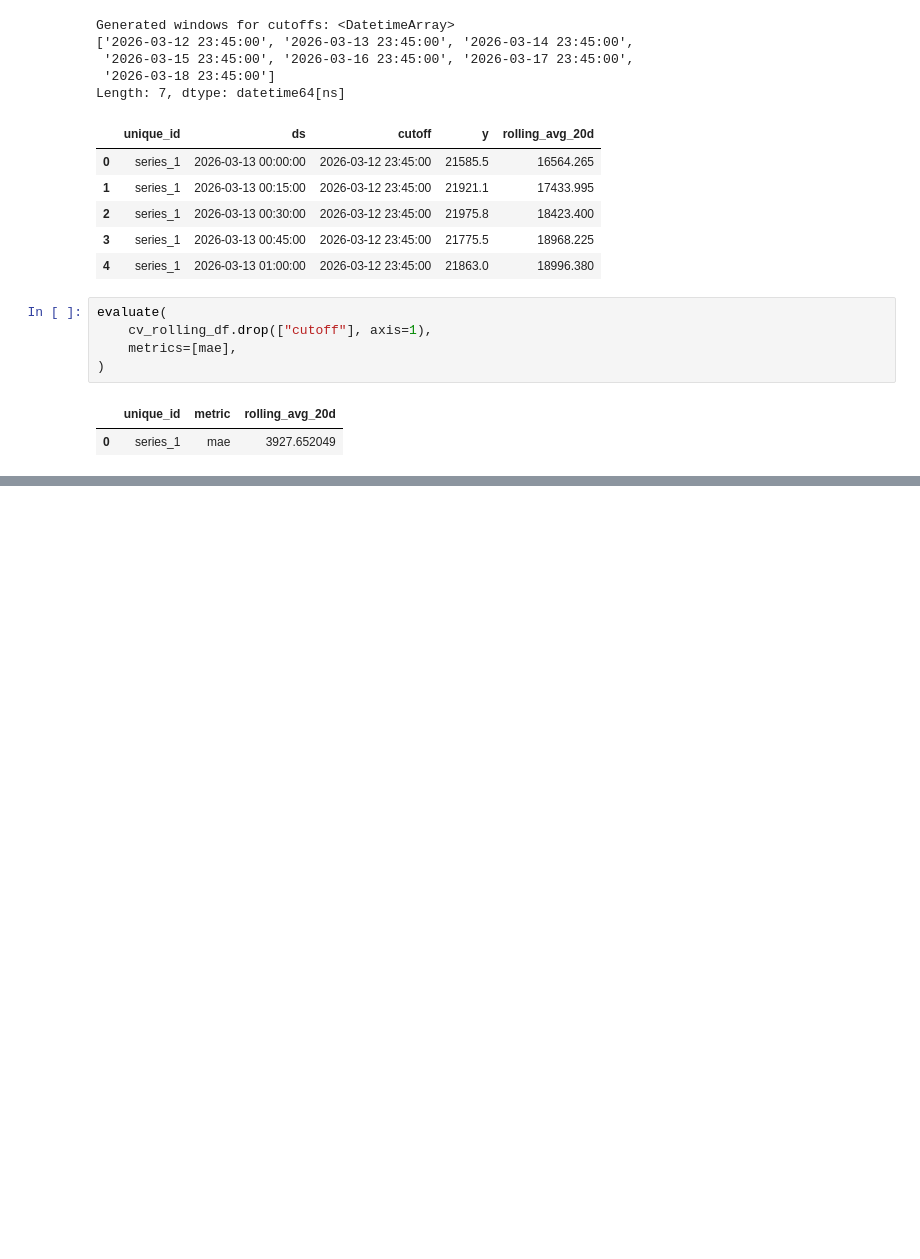
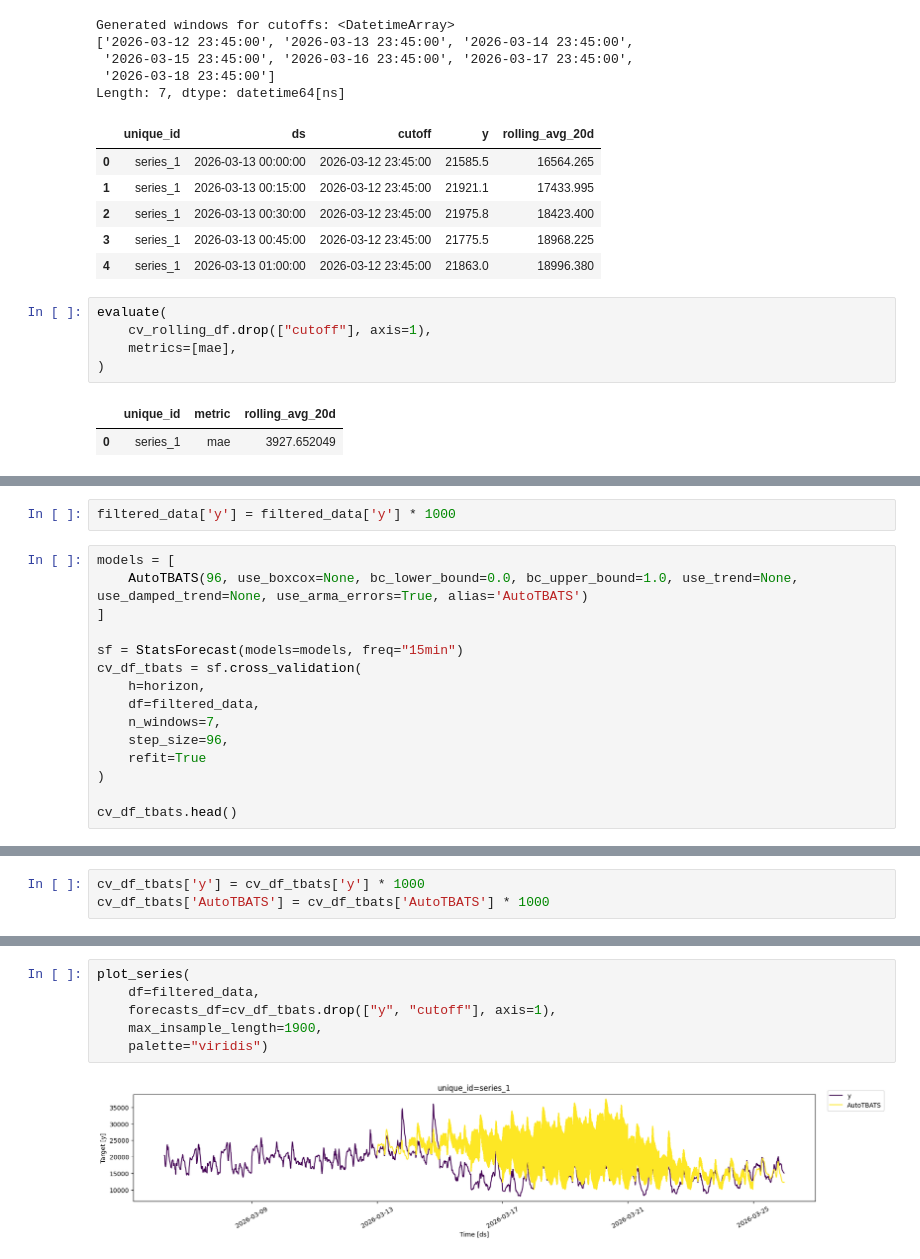
Before and after one commit to dhruvilsangani/EarthSync, a Jupyter notebook: TS-forecast.ipynb, the cells around one changed output, grey strips where cells are left out. Drawn from its saved outputs; the diff is of its cells as text; blank space fills up the shorter version.

```diff
--- a/TS-forecast.ipynb
+++ b/TS-forecast.ipynb
@@ -492,0 +494,17 @@ evaluate(
+# %%
+filtered_data['y'] = filtered_data['y'] * 1000
+# %%
+models = [
+    AutoTBATS(96, use_boxcox=None, bc_lower_bound=0.0, bc_upper_bound=1.0, use_trend=None, use_damped_trend=None, use_arma_errors=True, alias='AutoTBATS')
+]
+
+sf = StatsForecast(models=models, freq="15min")
+cv_df_tbats = sf.cross_validation(
+    h=horizon,
+    df=filtered_data,
+    n_windows=7,
+    step_size=96,
+    refit=True
+)
+
+cv_df_tbats.head()
@@ -492,0 +518,3 @@ evaluate(
+# %%
+cv_df_tbats['y'] = cv_df_tbats['y'] * 1000
+cv_df_tbats['AutoTBATS'] = cv_df_tbats['AutoTBATS'] * 1000
@@ -492,0 +529,8 @@ evaluate(
+# %%
+plot_series(
+    df=filtered_data,
+    forecasts_df=cv_df_tbats.drop(["y", "cutoff"], axis=1),
+    max_insample_length=1900,
+    palette="viridis")
+# %% [output]
+[figure, added]
```
Also changed, not shown: parts of 5 cells of this notebook, 8 other files.
